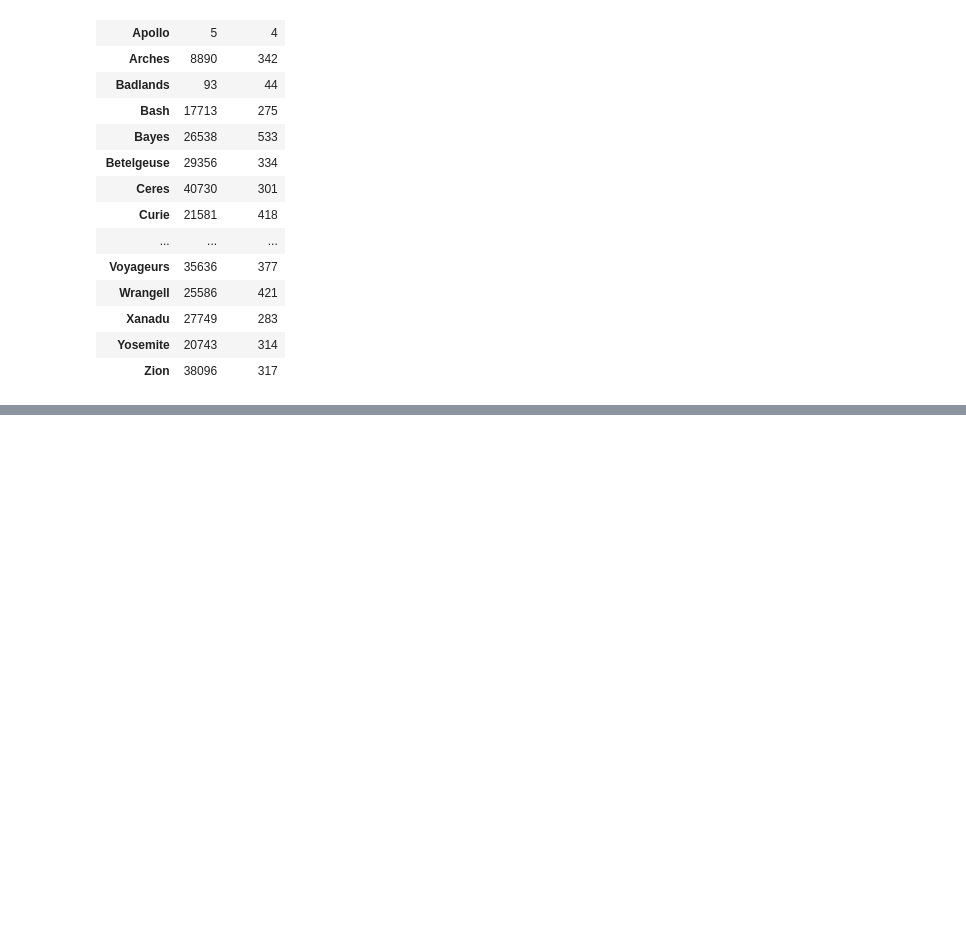
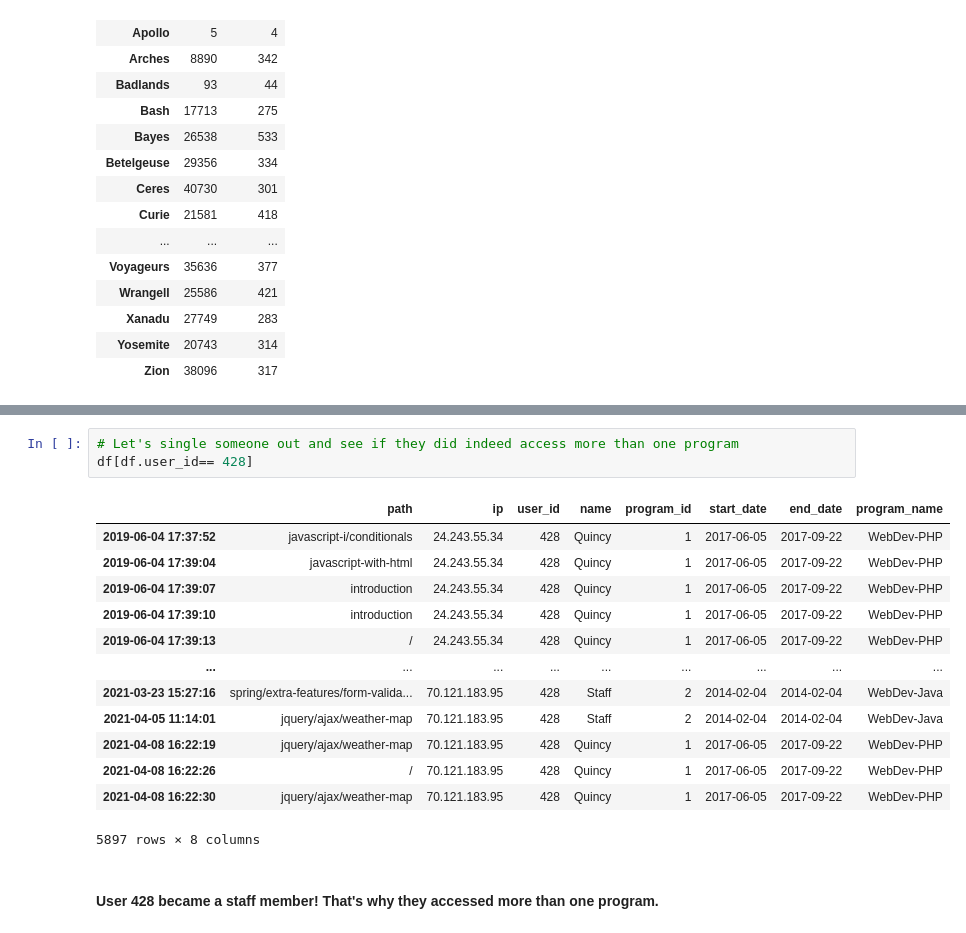
Before and after one commit to LastMinuteAnswer/Codeup_Anomaly_Detection, a Jupyter notebook: Scrapwork/Jeanette's_Work.ipynb, the cells around one changed output, grey strips where cells are left out. Saved outputs shown, nothing was run; the diff lists cells and outputs as text; blank space fills up the shorter version.

```diff
--- a/Scrapwork/Jeanette's_Work.ipynb
+++ b/Scrapwork/Jeanette's_Work.ipynb
@@ -203,0 +407,19 @@ b
+# %%
+# Let's single someone out and see if they did indeed access more than one program
+df[df.user_id== 428]
+# %% [output]
+|  | path | ip | user_id | name | program_id | start_date | end_date | program_name |
+| 2019-06-04 17:37:52 | javascript-i/conditionals | 24.243.55.34 | 428 | Quincy | 1 | 2017-06-05 | 2017-09-22 | WebDev-PHP |
+| 2019-06-04 17:39:04 | javascript-with-html | 24.243.55.34 | 428 | Quincy | 1 | 2017-06-05 | 2017-09-22 | WebDev-PHP |
+| 2019-06-04 17:39:07 | introduction | 24.243.55.34 | 428 | Quincy | 1 | 2017-06-05 | 2017-09-22 | WebDev-PHP |
+| 2019-06-04 17:39:10 | introduction | 24.243.55.34 | 428 | Quincy | 1 | 2017-06-05 | 2017-09-22 | WebDev-PHP |
+| 2019-06-04 17:39:13 | / | 24.243.55.34 | 428 | Quincy | 1 | 2017-06-05 | 2017-09-22 | WebDev-PHP |
+| ... | ... | ... | ... | ... | ... | ... | ... | ... |
+| 2021-03-23 15:27:16 | spring/extra-features/form-valida... | 70.121.183.95 | 428 | Staff | 2 | 2014-02-04 | 2014-02-04 | WebDev-Java |
+| 2021-04-05 11:14:01 | jquery/ajax/weather-map | 70.121.183.95 | 428 | Staff | 2 | 2014-02-04 | 2014-02-04 | WebDev-Java |
+| 2021-04-08 16:22:19 | jquery/ajax/weather-map | 70.121.183.95 | 428 | Quincy | 1 | 2017-06-05 | 2017-09-22 | WebDev-PHP |
+| 2021-04-08 16:22:26 | / | 70.121.183.95 | 428 | Quincy | 1 | 2017-06-05 | 2017-09-22 | WebDev-PHP |
+| 2021-04-08 16:22:30 | jquery/ajax/weather-map | 70.121.183.95 | 428 | Quincy | 1 | 2017-06-05 | 2017-09-22 | WebDev-PHP |
+5897 rows × 8 columns
+# %% [markdown]
+#### User 428 became a staff member! That's why they accessed more than one program.
```
Also changed, not shown: parts of 54 cells of this notebook.
